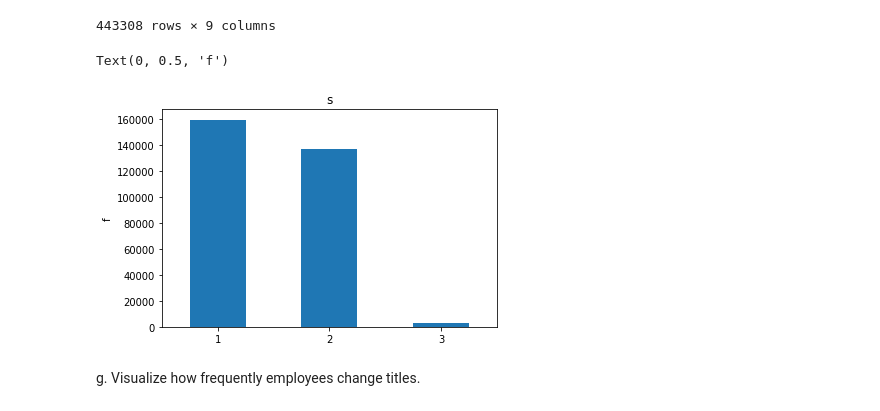
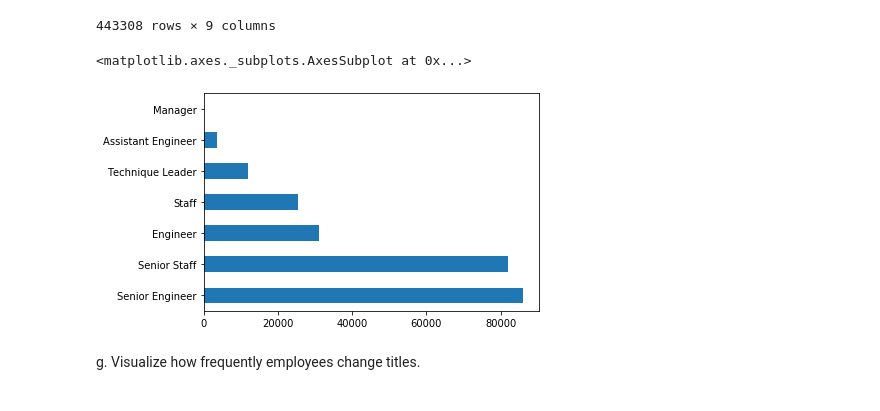
Before and after one commit to RaulCPena/python-exercises, a Jupyter notebook: 4.8.4.4_advanced_dataframes.ipynb, the cells around one changed output. Drawn from its saved outputs; the diff is of its cells as text; code cells hidden in the pictures.

```diff
--- a/4.8.4.4_advanced_dataframes.ipynb
+++ b/4.8.4.4_advanced_dataframes.ipynb
@@ -148,3 +150,11 @@ It should accept username, hostname, password, and database and return a url for
 <div class="alert alert-block alert-info">
 <b>Example:</b> mysql+pymysql://codeup:p@assw0rd@123.123.123.123/some_db
 </div>
+# %%
+def get_db_url(username, hostname, password, dbname) -> str:
+    url = 'mysql+pymysql://{}:{}@{}/{}'
+    return url.format(username, password, hostname, dbname)
+# %%
+def get_db_url(dbname) -> str:
+    url = 'mysql+pymysql://{}:{}@{}/{}'
+    return url.format(env.user, env.password, env.host, dbname)
@@ -259,13 +297,16 @@ employees_and_titles
 | 443306 | 499998 | 1956-09-05 | Patricia | Breugel | M | 1993-10-13 | Staff | 1993-12-27 | 1998-12-27 |
 | 443307 | 499999 | 1958-05-01 | Sachin | Tsukuda | M | 1997-11-30 | Engineer | 1997-11-30 | 9999-01-01 |
 443308 rows × 9 columns
-# %%
-titles.emp_no.value_counts().value_counts().plot.bar(rot = 0)
-plt.title('s')
-plt.ylabel('f')
-# %% [output]
-Text(0, 0.5, 'f')
-[figure, removed]
+# %%
+# WHERE to_date > NOW()
+titles\
+    [titles.to_date == titles.to_date.max()]\
+    .title\
+    .value_counts()\
+    .plot.barh()
+# %% [output]
+<matplotlib.axes._subplots.AxesSubplot at 0x...>
+[figure, added]
 # %% [markdown]
 g. Visualize how frequently employees change titles.
 # %% [markdown]
```
Also changed, not shown: parts of 9 cells of this notebook.
